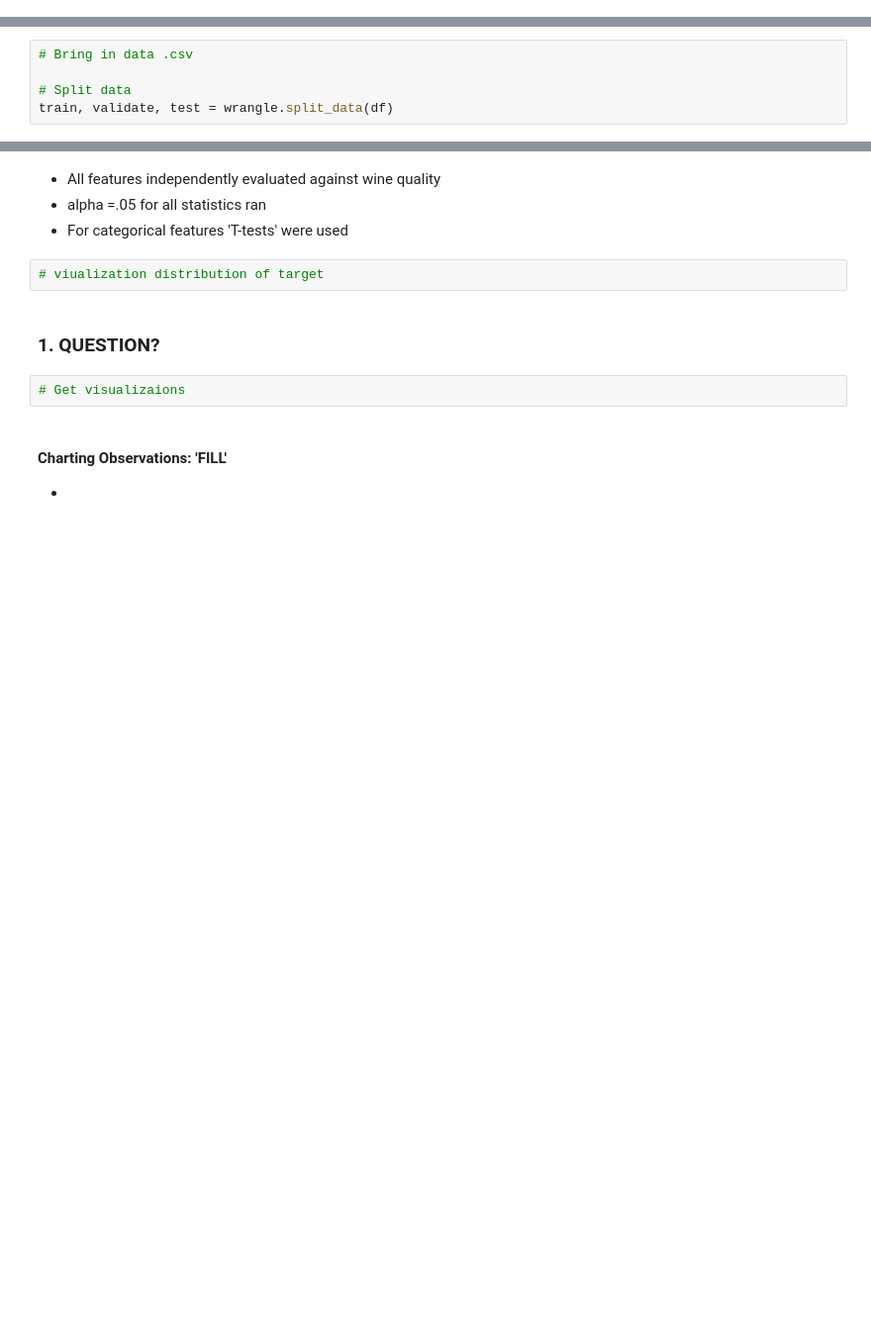
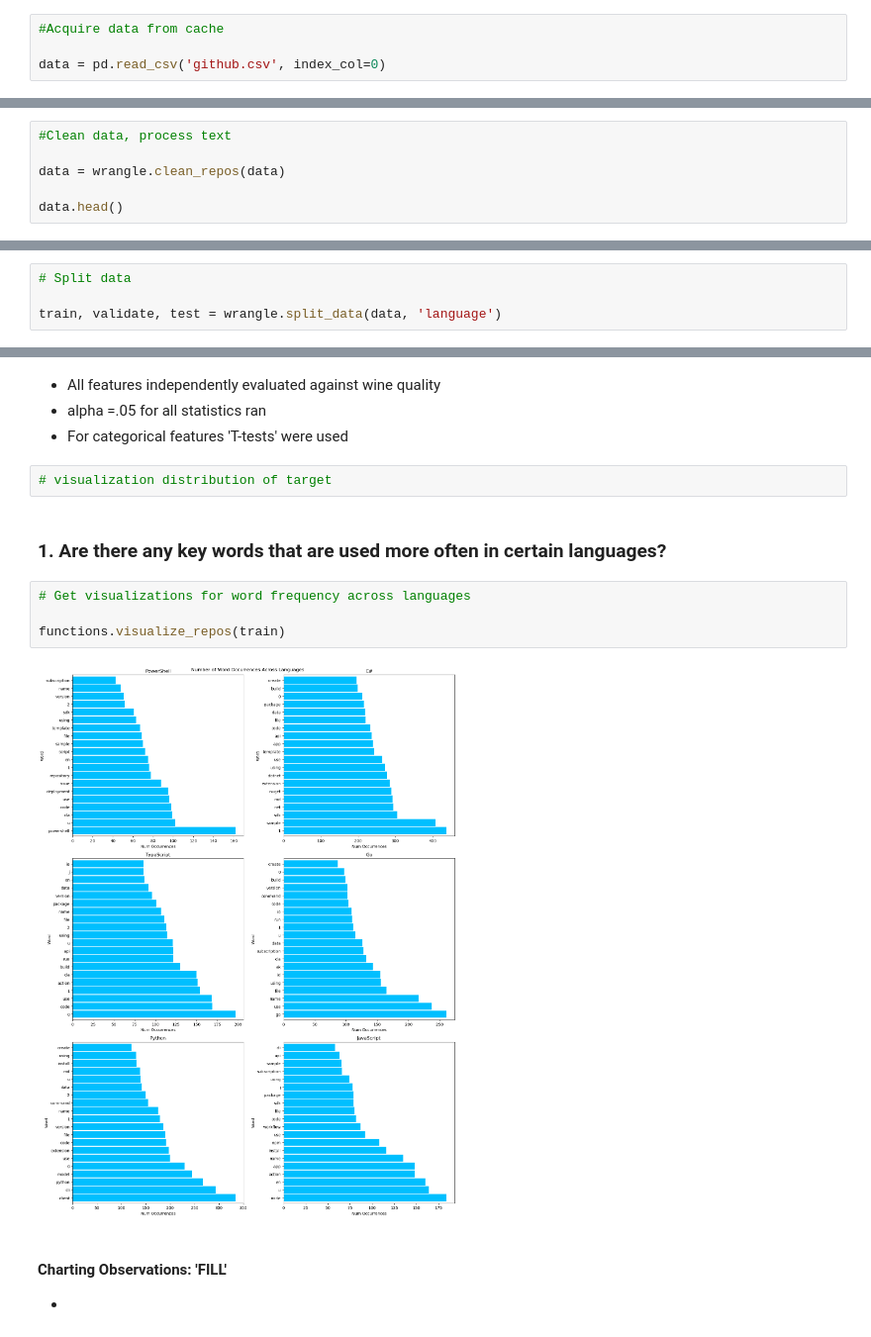
Before and after one commit to scoson-barsco/nlp-project, a Jupyter notebook: final_report .ipynb, the cells around one changed output, grey strips where cells are left out. Shown: that part at 99% size. Saved outputs shown, nothing was run; the diff lists cells and outputs as text; blank space fills up the shorter version.

```diff
--- a/final_report .ipynb
+++ b/final_report .ipynb
@@ -43,3 +56,7 @@ import functions
 * The data was aquired on 27 June 2023
 * Each row represents a seperate GitHub repository
 * Each column represents a feature of the repository
+# %%
+#Acquire data from cache
+
+data = pd.read_csv('github.csv', index_col=0)
@@ -64,0 +98,6 @@ import functions
+# %%
+#Clean data, process text
+
+data = wrangle.clean_repos(data)
+
+data.head()
@@ -65,8 +126,7 @@ import functions
 # %% [markdown]
 ### Bring in Data for Exploration
 # %%
-# Bring in data .csv
+# Split data
 
-# Split data
-train, validate, test = wrangle.split_data(df)
+train, validate, test = wrangle.split_data(data, 'language')
 # %% [output]
@@ -92,11 +149,15 @@ NameError: name 'train' is not defined
 * alpha =.05 for all statistics ran
 * For categorical features 'T-tests' were used
 # %%
-# viualization distribution of target
+# visualization distribution of target
 # %% [markdown]
-### 1. QUESTION?
+### 1. Are there any key words that are used more often in certain languages?
 # %%
-# Get visualizaions
+# Get visualizations for word frequency across languages
+
+functions.visualize_repos(train)
+# %% [output]
+[figure, added]
 # %% [markdown]
 #### Charting Observations: 'FILL'
 *
```
Also changed, not shown: parts of 33 cells of this notebook, 5 other files.
